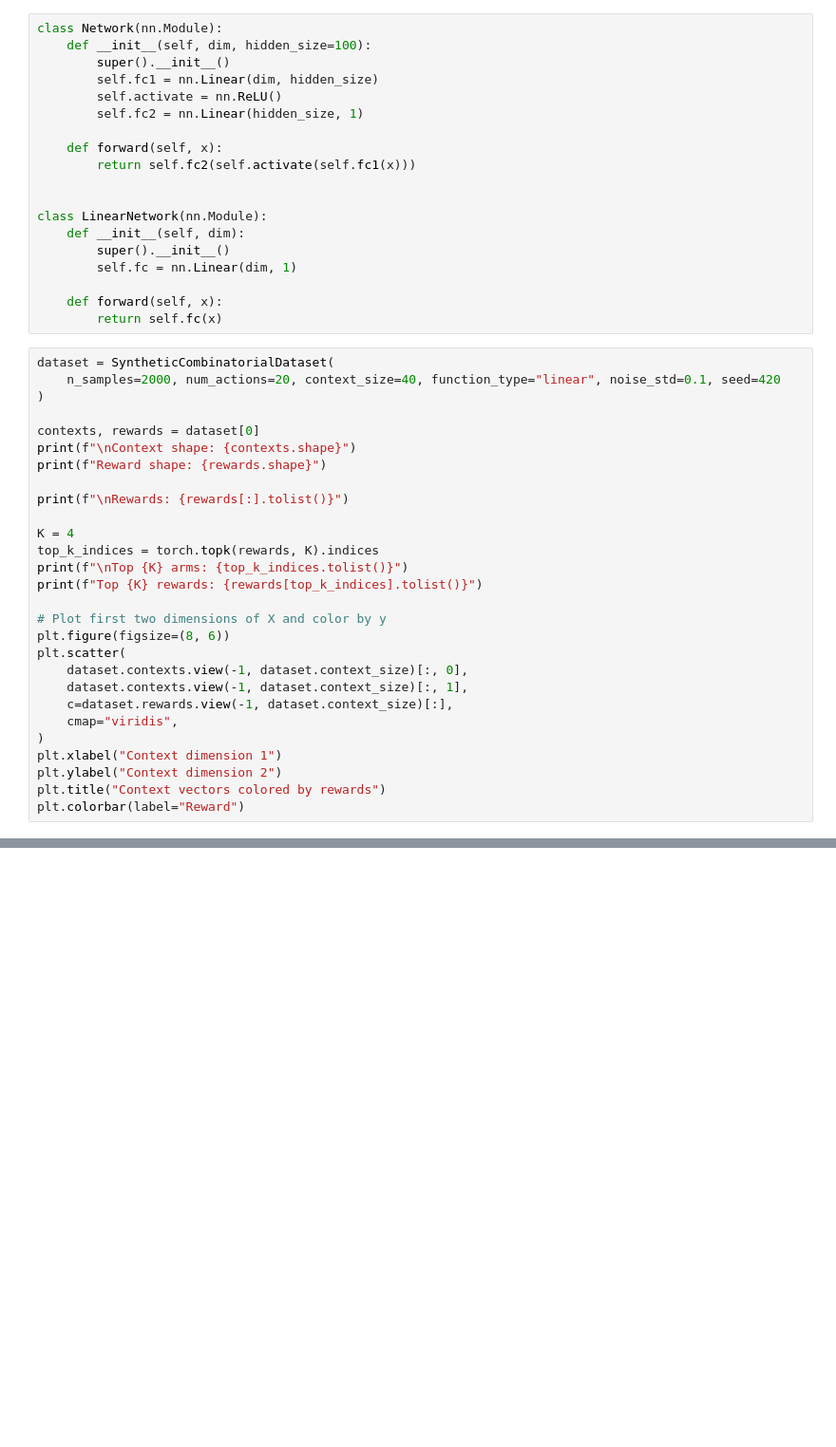
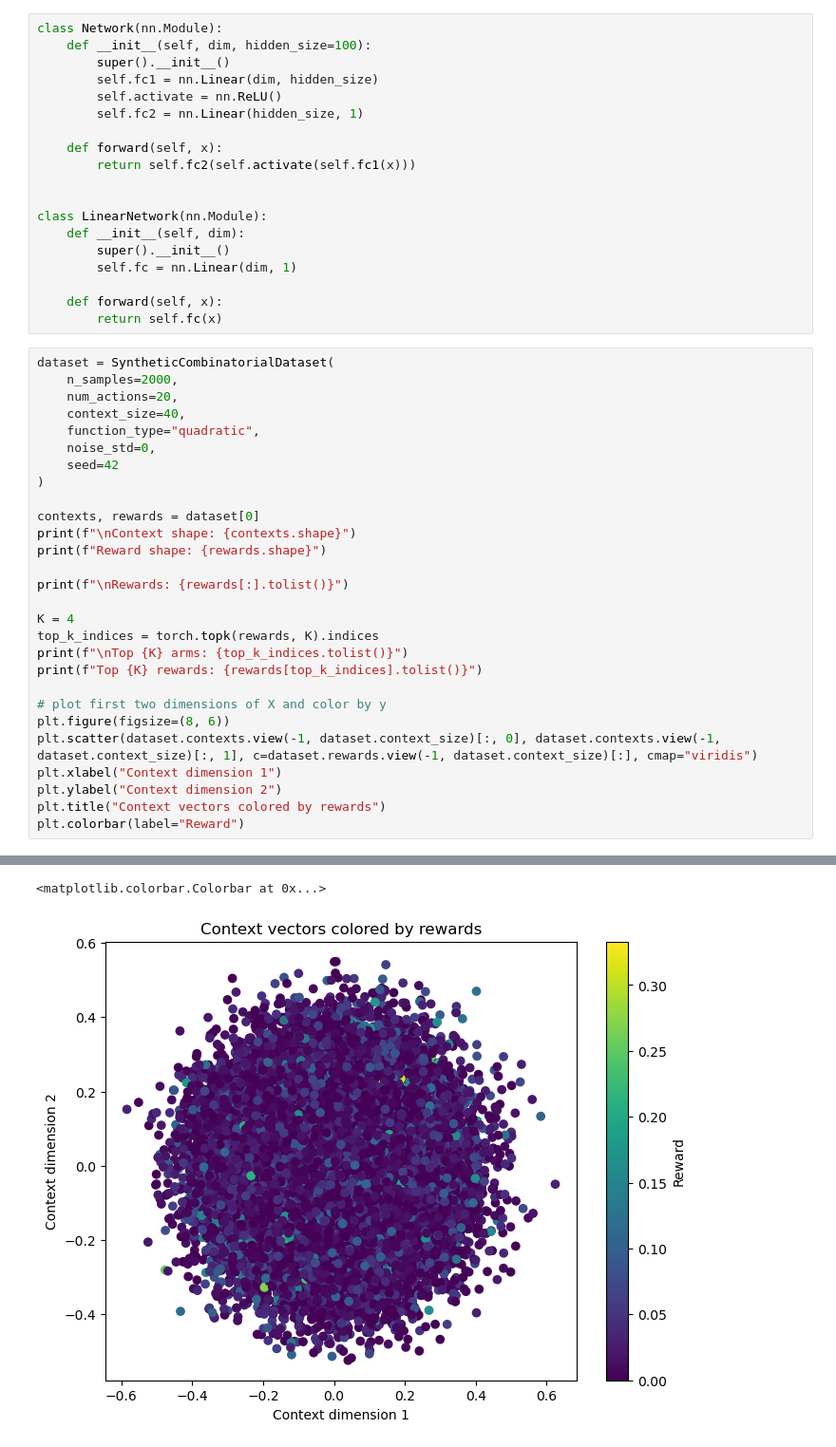
Before and after one commit to neural-bandits/calvera, a Jupyter notebook: examples/combinatorial_neuralts.ipynb, the cells around one changed output, grey strips where cells are left out. Shown at 95% size. Cells and saved outputs as stored; diff of their text form; blank space fills up the shorter version.

```diff
--- a/examples/combinatorial_neuralts.ipynb
+++ b/examples/combinatorial_neuralts.ipynb
@@ -40,7 +40,12 @@ class LinearNetwork(nn.Module):
         return self.fc(x)
 # %%
 dataset = SyntheticCombinatorialDataset(
-    n_samples=2000, num_actions=20, context_size=40, function_type="linear", noise_std=0.1, seed=420
+    n_samples=2000,
+    num_actions=20,
+    context_size=40,
+    function_type="quadratic",
+    noise_std=0,
+    seed=42
 )
 
 contexts, rewards = dataset[0]
@@ -54,15 +59,11 @@ top_k_indices = torch.topk(rewards, K).indices
 print(f"\nTop {K} arms: {top_k_indices.tolist()}")
 print(f"Top {K} rewards: {rewards[top_k_indices].tolist()}")
 
-# Plot first two dimensions of X and color by y
+# plot first two dimensions of X and color by y
 plt.figure(figsize=(8, 6))
-plt.scatter(
-    dataset.contexts.view(-1, dataset.context_size)[:, 0],
-    dataset.contexts.view(-1, dataset.context_size)[:, 1],
-    c=dataset.rewards.view(-1, dataset.context_size)[:],
-    cmap="viridis",
-)
+plt.scatter(dataset.contexts.view(-1, dataset.context_size)[:, 0], dataset.contexts.view(-1, dataset.context_size)[:, 1], c=dataset.rewards.view(-1, dataset.context_size)[:], cmap="viridis")
 plt.xlabel("Context dimension 1")
 plt.ylabel("Context dimension 2")
 plt.title("Context vectors colored by rewards")
 plt.colorbar(label="Reward")
+# %% [output]
@@ -69 +77,3 @@ plt.colorbar(label="Reward")
+<matplotlib.colorbar.Colorbar at 0x...>
+[figure, added]
 # %%
```
Also changed, not shown: parts of 7 cells of this notebook, 2 other files.
